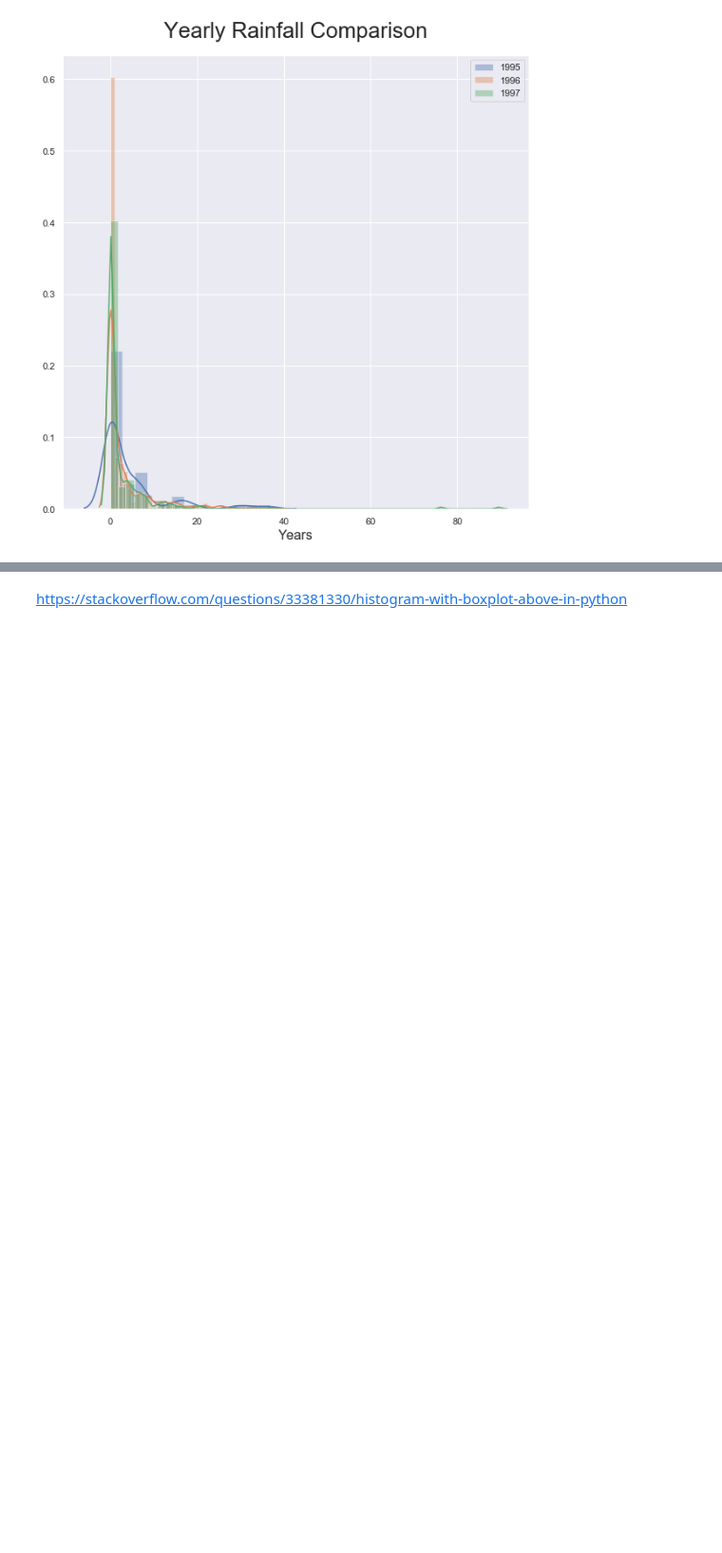
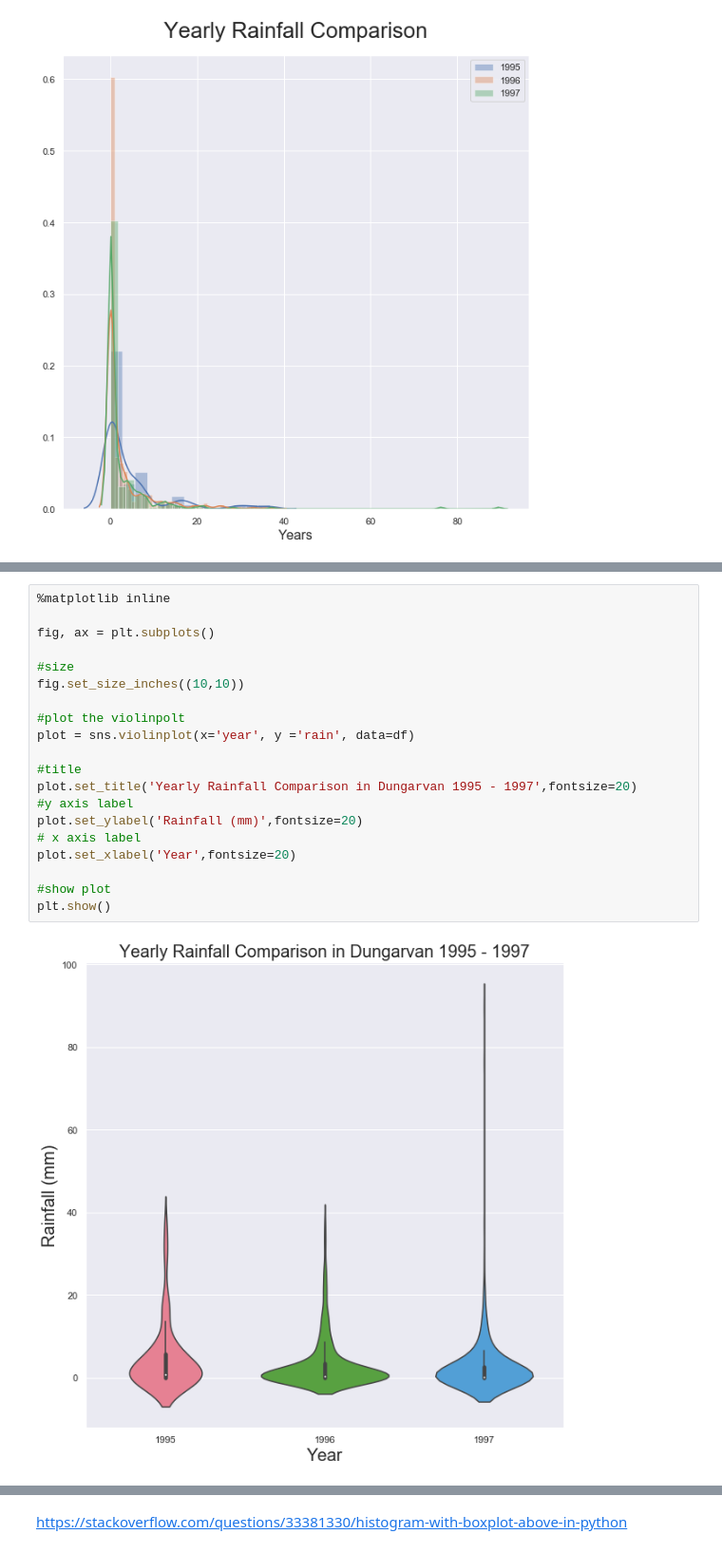
Before and after one commit to RitRa/Box-Plot-Project, a Jupyter notebook: Box Plot Project.ipynb, the cells around one changed output, grey strips where cells are left out. Shown at 95% size. Cells and saved outputs as stored; diff of their text form; blank space fills up the shorter version.

```diff
--- a/Box Plot Project.ipynb
+++ b/Box Plot Project.ipynb
@@ -330 +349,23 @@ There are two modifications: the box plot is black and the median line is replac
 More examples here: https://seaborn.pydata.org/generated/seaborn.violinplot.html
+# %%
+%matplotlib inline
+
+fig, ax = plt.subplots()
+
+#size
+fig.set_size_inches((10,10))
+
+#plot the violinpolt
+plot = sns.violinplot(x='year', y ='rain', data=df)
+
+#title
+plot.set_title('Yearly Rainfall Comparison in Dungarvan 1995 - 1997',fontsize=20)
+#y axis label
+plot.set_ylabel('Rainfall (mm)',fontsize=20)
+# x axis label
+plot.set_xlabel('Year',fontsize=20)
+
+#show plot
+plt.show()
+# %% [output]
+[figure, added]
```
Also changed, not shown: parts of 23 cells of this notebook.
